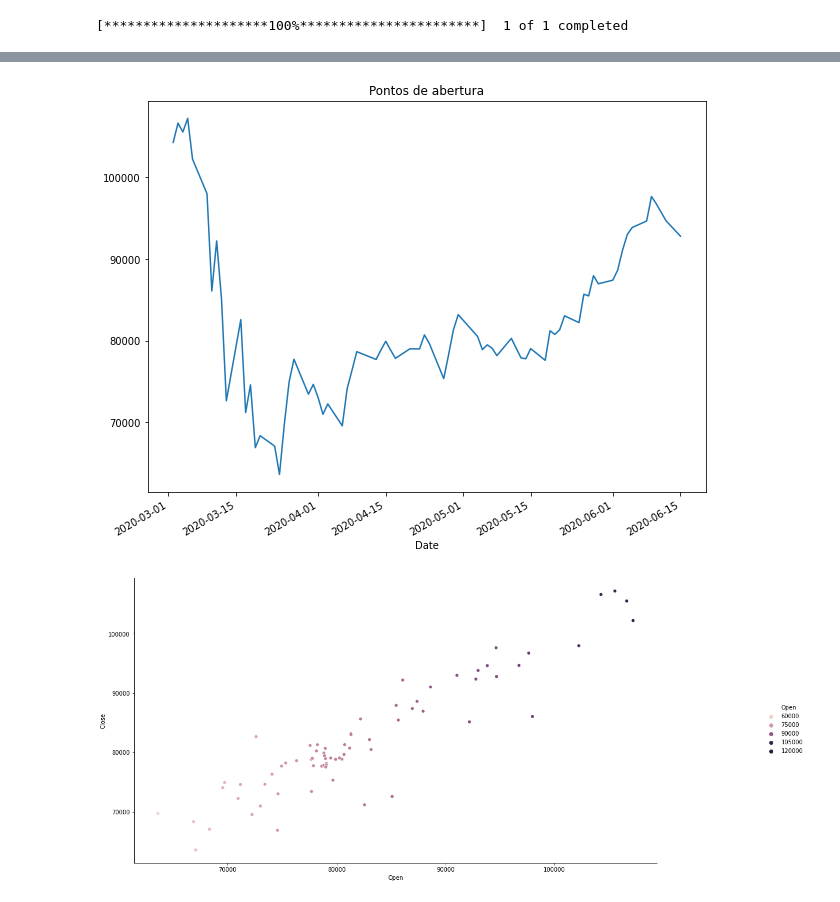
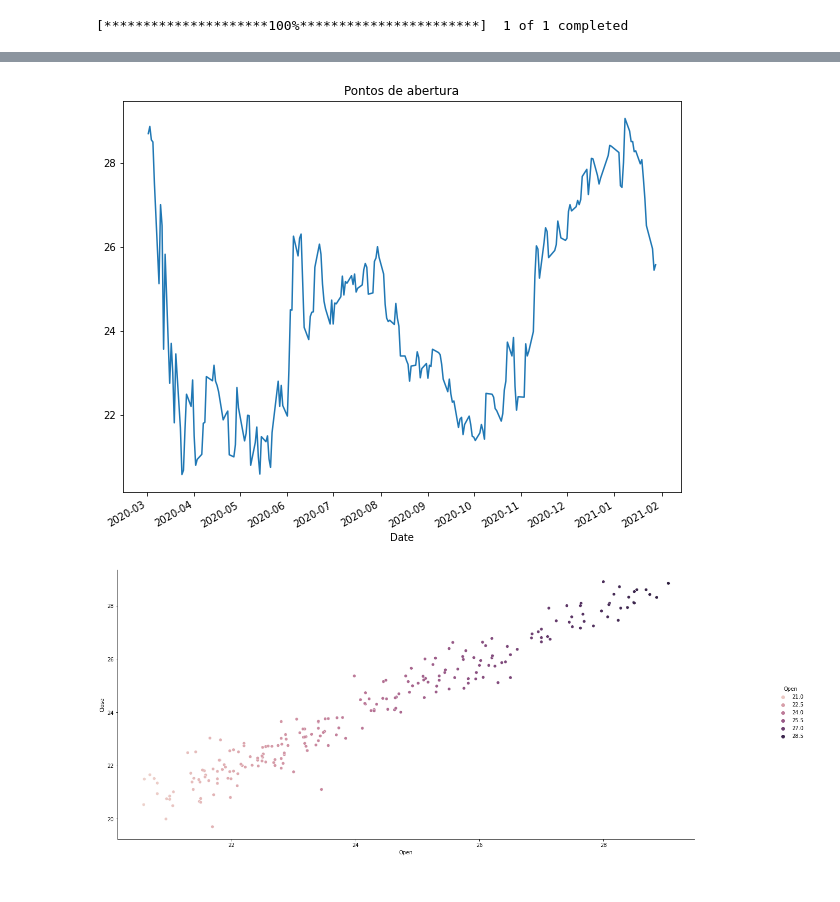
Before and after one commit to pedrodatascientist/Cienciadedados, a Jupyter notebook: Analise_de_ações.ipynb, the cells around one changed output, grey strips where cells are left out. Cells and saved outputs as stored; diff of their text form; code cells hidden in the pictures.

```diff
--- a/Analise_de_ações.ipynb
+++ b/Analise_de_ações.ipynb
@@ -35,6 +43,8 @@ Requirement already satisfied, skipping upgrade: six>=1.5 in /usr/local/lib/pyth
 Obtendo dados do mercado
 # %%
 data_atual = date.today()
-ibov = web.get_data_yahoo('^BVSP', start= '2020-03-01', end=data_atual)
+ibov = web.get_data_yahoo('ITUB3.SA', start= '2020-03-01', end=data_atual)
+df = pd.DataFrame(data = ibov)
+df.reset_index(level=0, inplace=True)
 # %% [output]
 [*********************100%***********************]  1 of 1 completed
@@ -48,10 +93,10 @@ plt.legend();
 # %%
-ibov['Open'].plot(figsize=(10,8));
+df['Open'].plot(figsize=(10,8));
 plt.title('Pontos de abertura');
 # %% [output]
-[figure, old version]
+[figure, new version]
 # %%
-Graf = sns.relplot(x='Open', y='Close', data=ibov, hue='Open');
+Graf = sns.relplot(x='Open', y='Close', data=df, hue='Open');
 Graf.fig.set_size_inches(20,8)
 # %% [output]
-[figure, old version]
+[figure, new version]
```
Also changed, not shown: parts of 17 cells of this notebook.
